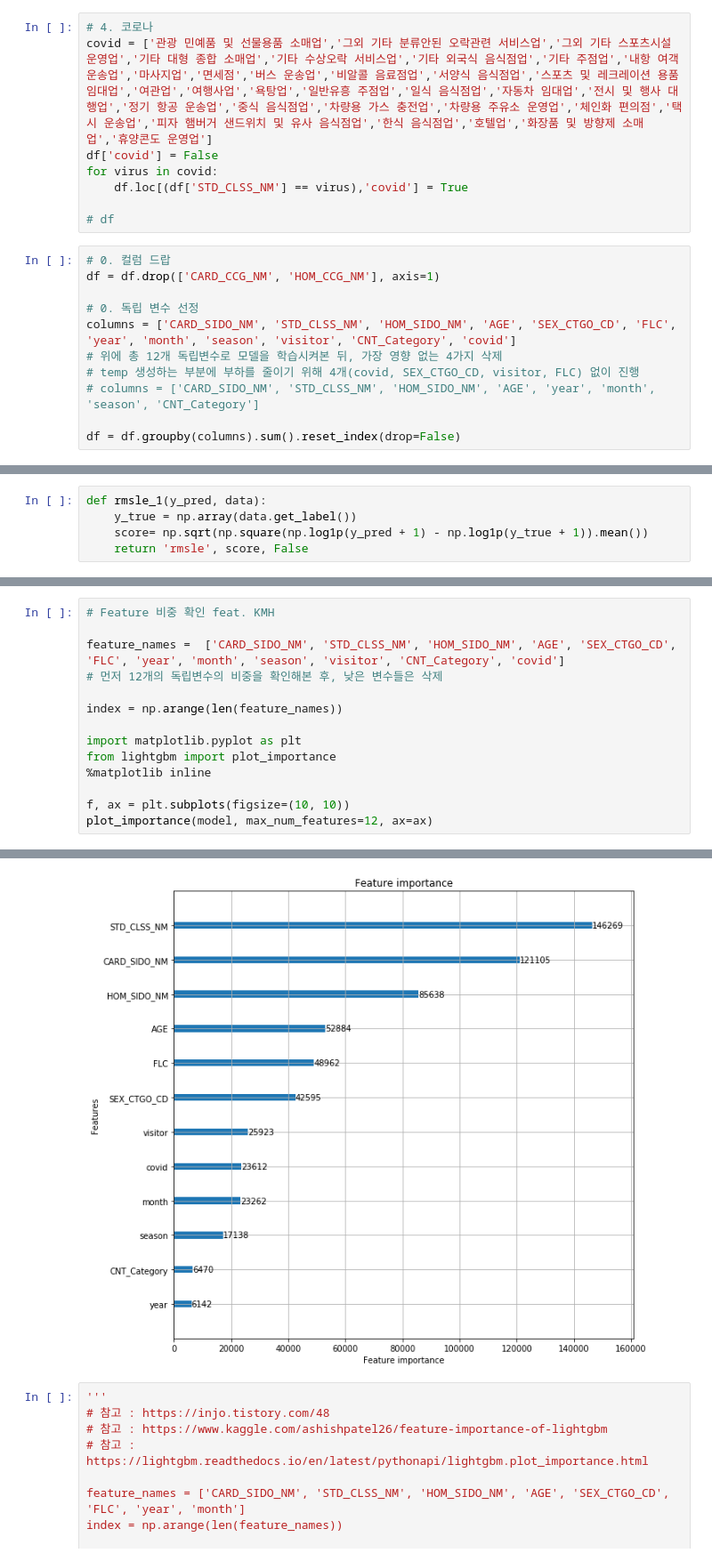
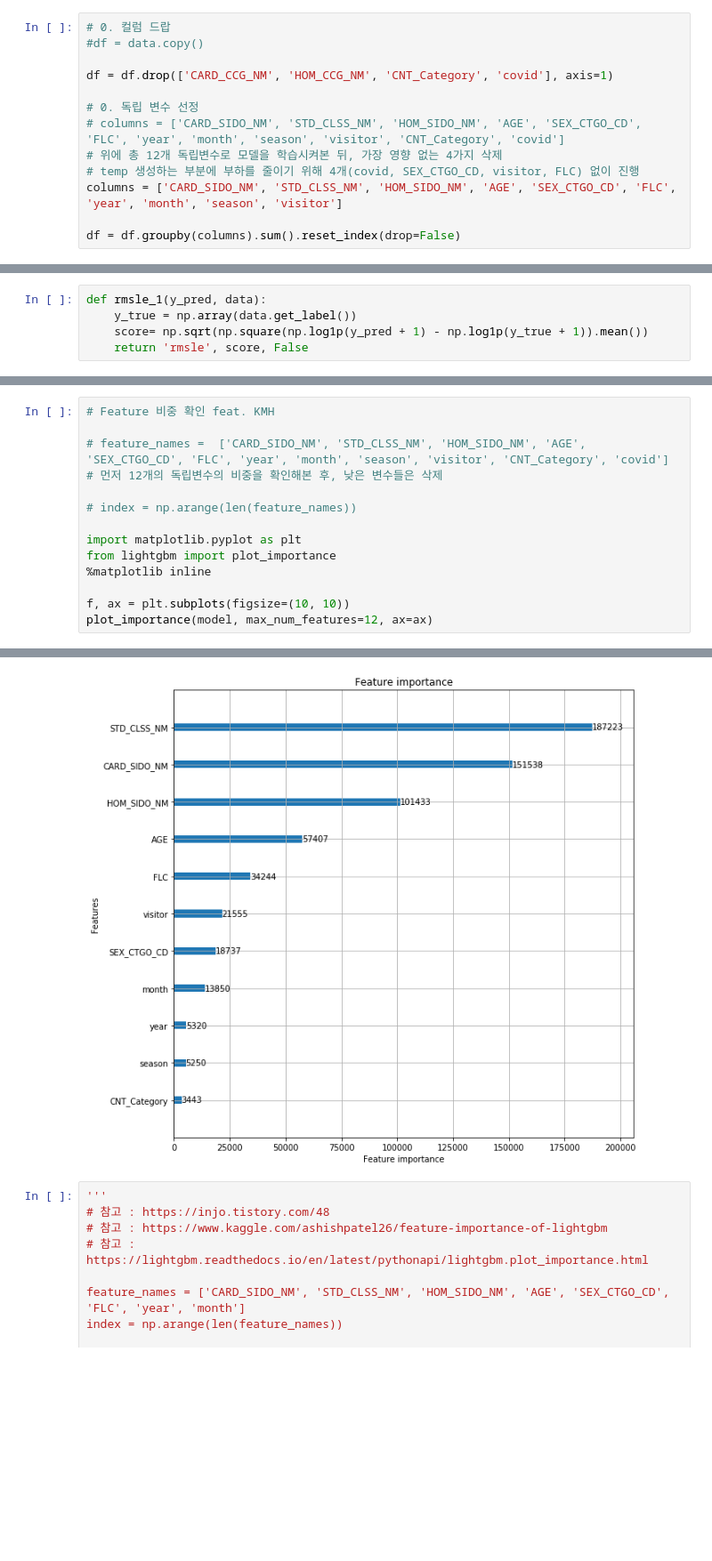
Before and after one commit to HandeulLy/Dacon, a Jupyter notebook: 3_Jeju_Card/Main_0717_10combinations.ipynb, the cells around one changed output, grey strips where cells are left out. Shown at 89% size. Cells and saved outputs as stored; diff of their text form; blank space fills up the shorter version.

```diff
--- a/3_Jeju_Card/Main_0717_10combinations.ipynb
+++ b/3_Jeju_Card/Main_0717_10combinations.ipynb
@@ -91,20 +99,14 @@ df['CNT_Category'] = pd.cut(df['CNT'], 20, labels=False)
-# %%
-# 4. 코로나
-covid = ['관광 민예품 및 선물용품 소매업','그외 기타 분류안된 오락관련 서비스업','그외 기타 스포츠시설 운영업','기타 대형 종합 소매업','기타 수상오락 서비스업','기타 외국식 음식점업','기타 주점업','내항 여객 운송업','마사지업','면세점','버스 운송업','비알콜 음료점업','서양식 음식점업','스포츠 및 레크레이션 용품 임대업','여관업','여행사업','욕탕업','일반유흥 주점업','일식 음식점업','자동차 임대업','전시 및 행사 대행업','정기 항공 운송업','중식 음식점업','차량용 가스 충전업','차량용 주유소 운영업','체인화 편의점','택시 운송업','피자 햄버거 샌드위치 및 유사 음식점업','한식 음식점업','호텔업','화장품 및 방향제 소매업','휴양콘도 운영업']
-df['covid'] = False
-for virus in covid:
-    df.loc[(df['STD_CLSS_NM'] == virus),'covid'] = True
-
-# df
 # %%
 # 0. 컬럼 드랍
-df = df.drop(['CARD_CCG_NM', 'HOM_CCG_NM'], axis=1)
+#df = data.copy()
+
+df = df.drop(['CARD_CCG_NM', 'HOM_CCG_NM', 'CNT_Category', 'covid'], axis=1)
 
 # 0. 독립 변수 선정
-columns = ['CARD_SIDO_NM', 'STD_CLSS_NM', 'HOM_SIDO_NM', 'AGE', 'SEX_CTGO_CD', 'FLC', 'year', 'month', 'season', 'visitor', 'CNT_Category', 'covid']
+# columns = ['CARD_SIDO_NM', 'STD_CLSS_NM', 'HOM_SIDO_NM', 'AGE', 'SEX_CTGO_CD', 'FLC', 'year', 'month', 'season', 'visitor', 'CNT_Category', 'covid']
 # 위에 총 12개 독립변수로 모델을 학습시켜본 뒤, 가장 영향 없는 4가지 삭제
 # temp 생성하는 부분에 부하를 줄이기 위해 4개(covid, SEX_CTGO_CD, visitor, FLC) 없이 진행
-# columns = ['CARD_SIDO_NM', 'STD_CLSS_NM', 'HOM_SIDO_NM', 'AGE', 'year', 'month', 'season', 'CNT_Category']
+columns = ['CARD_SIDO_NM', 'STD_CLSS_NM', 'HOM_SIDO_NM', 'AGE', 'SEX_CTGO_CD', 'FLC', 'year', 'month', 'season', 'visitor']
 
 df = df.groupby(columns).sum().reset_index(drop=False)
 # %%
@@ -219,20 +219,20 @@ Did not meet early stopping. Best iteration is:
 # %%
 # Feature 비중 확인 feat. KMH
 
-feature_names =  ['CARD_SIDO_NM', 'STD_CLSS_NM', 'HOM_SIDO_NM', 'AGE', 'SEX_CTGO_CD', 'FLC', 'year', 'month', 'season', 'visitor', 'CNT_Category', 'covid']
+# feature_names =  ['CARD_SIDO_NM', 'STD_CLSS_NM', 'HOM_SIDO_NM', 'AGE', 'SEX_CTGO_CD', 'FLC', 'year', 'month', 'season', 'visitor', 'CNT_Category', 'covid']
 # 먼저 12개의 독립변수의 비중을 확인해본 후, 낮은 변수들은 삭제
 
-index = np.arange(len(feature_names))
+# index = np.arange(len(feature_names))
 
 import matplotlib.pyplot as plt
 from lightgbm import plot_importance
 %matplotlib inline
 
 f, ax = plt.subplots(figsize=(10, 10))
 plot_importance(model, max_num_features=12, ax=ax)
 # %% [output]
 <matplotlib.axes._subplots.AxesSubplot at 0x...>
-[figure, old version]
+[figure, new version]
 # %%
 '''
 # 참고 : https://injo.tistory.com/48
```
Also changed, not shown: parts of 7 cells of this notebook, 3 other files.
